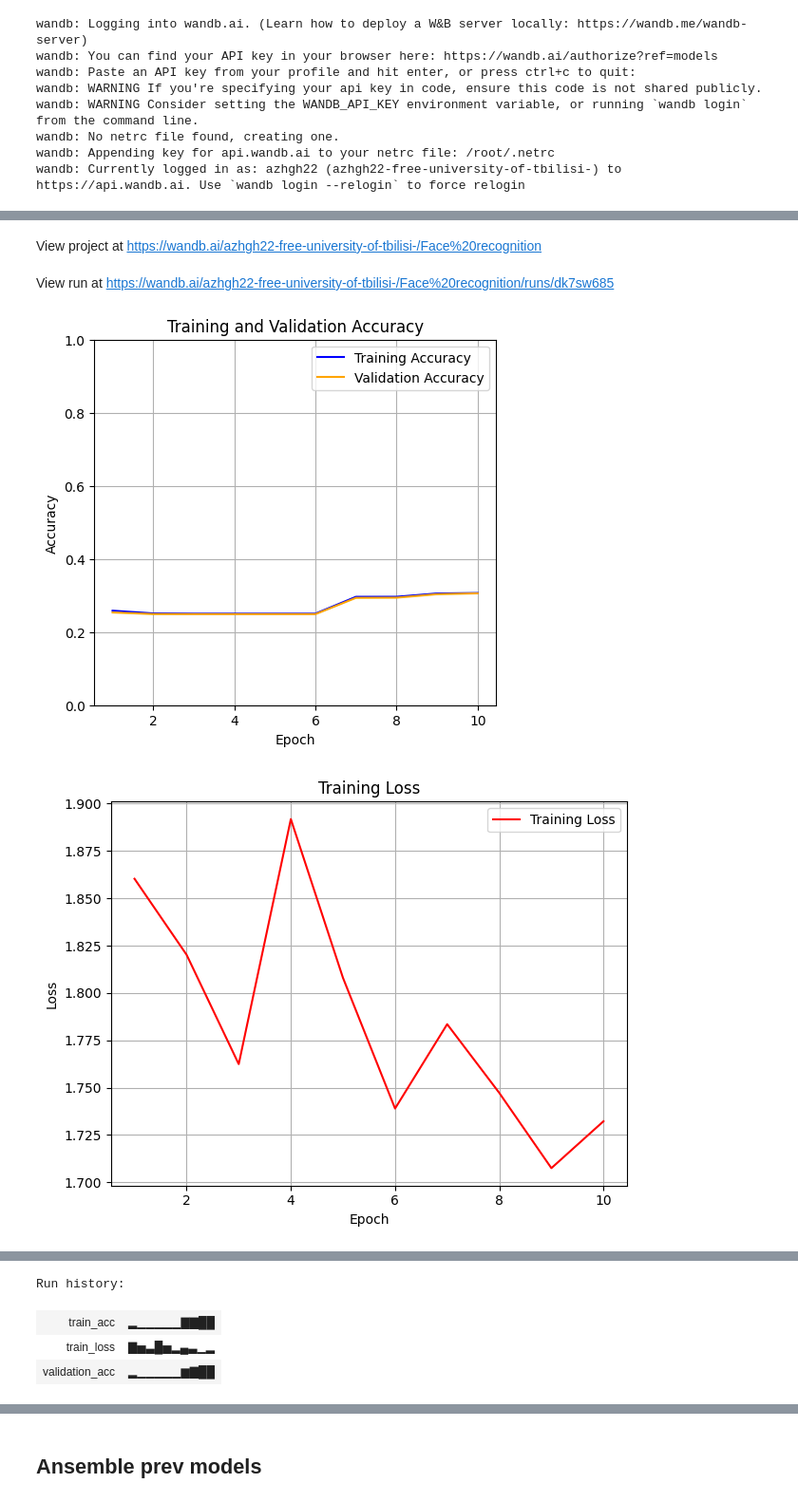
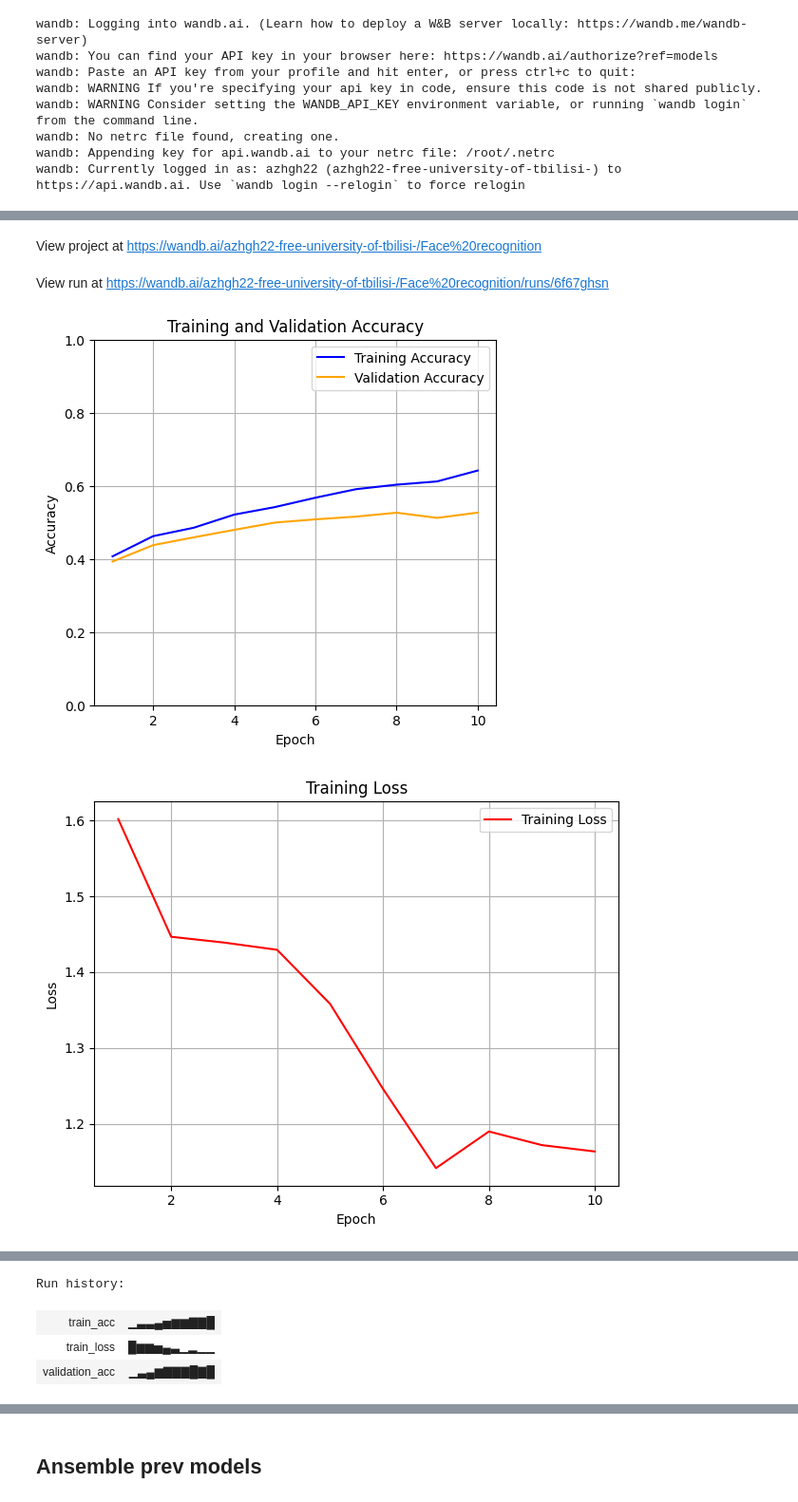
Before and after one commit to azhgh22/ML04_Facial_Expression_Recognition_Challenge, a Jupyter notebook: model.ipynb, the cells around one changed output, grey strips where cells are left out. Shown: that part at 95% size. Saved outputs shown, nothing was run; the diff lists cells and outputs as text; code cells hidden in the pictures.

```diff
--- a/model.ipynb
+++ b/model.ipynb
@@ -172,14 +172,14 @@ class EmotionNet(nn.Module):
             nn.Conv2d(1, 32, kernel_size=3, padding=1),
             nn.BatchNorm2d(32),
             nn.ReLU(),
-            nn.Dropout(0.5)
+            nn.MaxPool2d(2)
         )
 
         self.conv_block2 = nn.Sequential(
             nn.Conv2d(32, 64, kernel_size=3, padding=1),
             nn.BatchNorm2d(64),
             nn.ReLU(),
-            nn.Dropout(0.5)
+            nn.MaxPool2d(2)
         )
 
 
@@ -187,12 +187,12 @@ class EmotionNet(nn.Module):
             nn.Conv2d(64, 128, kernel_size=3, padding=1),
             nn.BatchNorm2d(128),
             nn.ReLU(),
-            nn.Dropout(0.5)
+            nn.MaxPool2d(2)
         )
 
         self.fc = nn.Sequential(
             nn.Flatten(),                          # → (128*6*6)
-            nn.Linear(48*48*128, 256),
+            nn.Linear(6*6*128, 256),
             nn.ReLU(),
             nn.Dropout(0.5),
             nn.Linear(256, N_CLASSES)                      # 7 emotion classes
@@ -424,13 +424,14 @@ config = {
     "learning_rate": LR,
     "batch_size" : BATCH_SIZE,
     "epochs" : EPOCHS,
-    "architecture": "3 CNN net",
+    "architecture": "3 CNN net(32,64,128) channels",
     "optimizer" : "Adam",
     "loss function" : "Cross-entropy loss",
-    "architecture" : "run3",
+    "architecture" : "run4",
     "batchnorm" : "No",
     "drop out" : 0.5,
     "weight_decay" : 0,
+    "maxPullLayer" : "2x2",
     "RandomHorizontalFlip": "No",
     "RandomRotation": "No",
     "RandomAffine": "No"
@@ -515,10 +516,10 @@ Syncing run run3 to Weights & Biases (docs)
 View project at https://wandb.ai/azhgh22-free-university-of-tbilisi-/Face%20recognition
-View run at https://wandb.ai/azhgh22-free-university-of-tbilisi-/Face%20recognition/runs/dk7sw685
+View run at https://wandb.ai/azhgh22-free-university-of-tbilisi-/Face%20recognition/runs/6f67ghsn
-[figure, old version]
+[figure, new version]
-[figure, old version]
+[figure, new version]
 [interactive output not drawn]
 Run history:
-| train_acc | ▂▁▁▁▁▁▇▇██ |
-| train_loss | ▇▅▃█▅▂▄▃▁▂ |
-| validation_acc | ▂▁▁▁▁▁▆▇██ |
+| train_acc | ▁▃▃▄▅▆▆▇▇█ |
+| train_loss | █▆▆▅▄▃▁▂▁▁ |
+| validation_acc | ▁▃▄▆▇▇▇█▇█ |
 Run summary:
```
Also changed, not shown: parts of 6 cells of this notebook.
